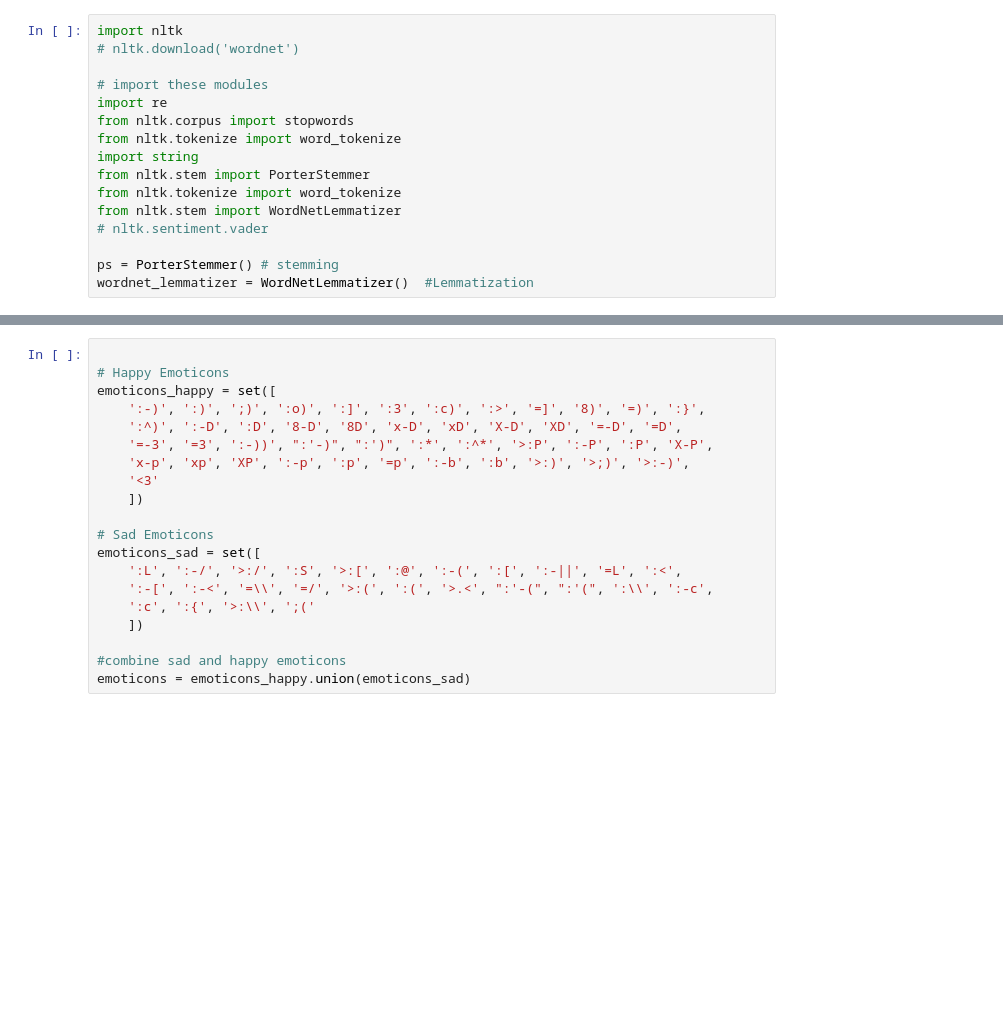
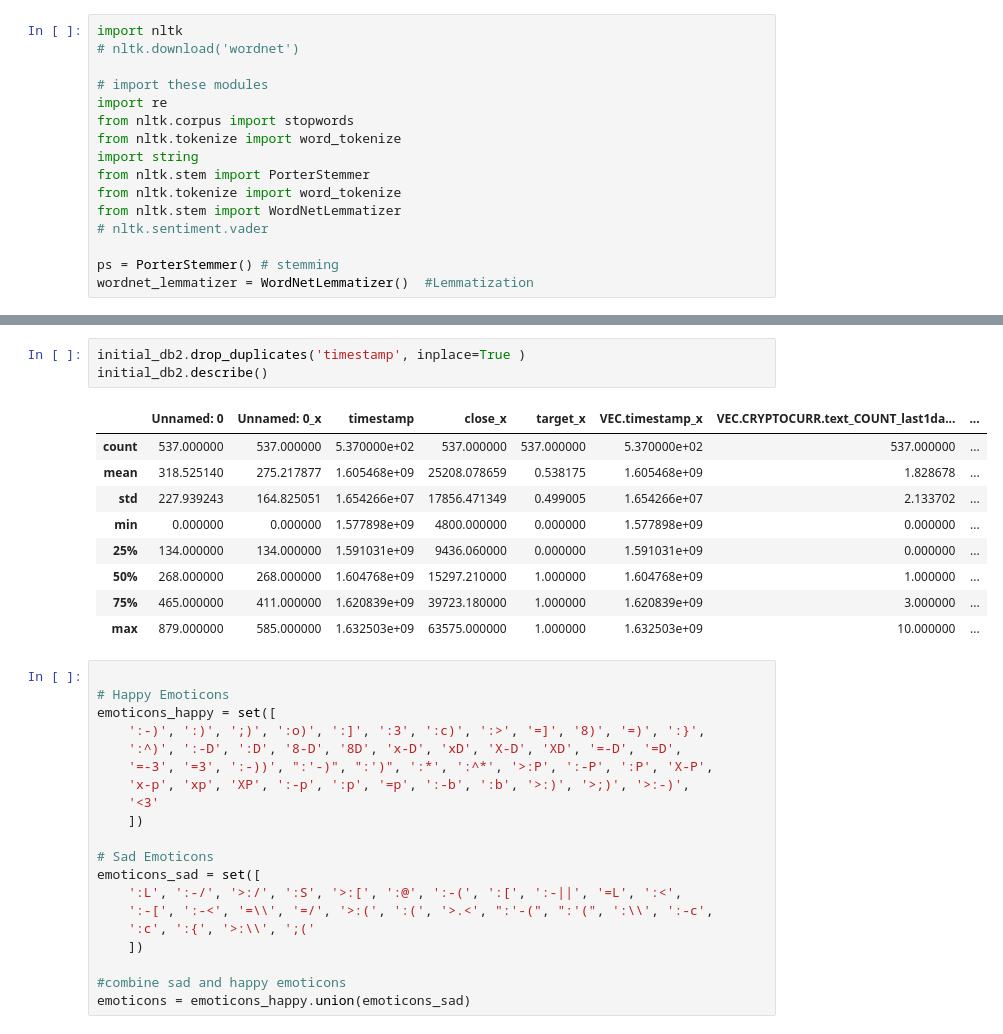
Before and after one commit to bmd1209/Using-NLP-to-predict-currency-movement, a Jupyter notebook: Sentiment_analyzer.ipynb, the cells around one changed output, grey strips where cells are left out. Cells and saved outputs as stored; diff of their text form; blank space fills up the shorter version.

```diff
--- a/Sentiment_analyzer.ipynb
+++ b/Sentiment_analyzer.ipynb
@@ -52,3 +44,16 @@ initial_db2.describe
+# %%
+initial_db2.drop_duplicates('timestamp', inplace=True )
+initial_db2.describe()
+# %% [output]
+|  | Unnamed: 0 | Unnamed: 0_x | timestamp | close_x | target_x | VEC.timestamp_x | VEC.CRYPTOCURR.text_COUNT_last1da... | ... |
+| count | 537.000000 | 537.000000 | 5.370000e+02 | 537.000000 | 537.000000 | 5.370000e+02 | 537.000000 | ... |
+| mean | 318.525140 | 275.217877 | 1.605468e+09 | 25208.078659 | 0.538175 | 1.605468e+09 | 1.828678 | ... |
+| std | 227.939243 | 164.825051 | 1.654266e+07 | 17856.471349 | 0.499005 | 1.654266e+07 | 2.133702 | ... |
+| min | 0.000000 | 0.000000 | 1.577898e+09 | 4800.000000 | 0.000000 | 1.577898e+09 | 0.000000 | ... |
+| 25% | 134.000000 | 134.000000 | 1.591031e+09 | 9436.060000 | 0.000000 | 1.591031e+09 | 0.000000 | ... |
+| 50% | 268.000000 | 268.000000 | 1.604768e+09 | 15297.210000 | 1.000000 | 1.604768e+09 | 1.000000 | ... |
+| 75% | 465.000000 | 411.000000 | 1.620839e+09 | 39723.180000 | 1.000000 | 1.620839e+09 | 3.000000 | ... |
+| max | 879.000000 | 585.000000 | 1.632503e+09 | 63575.000000 | 1.000000 | 1.632503e+09 | 10.000000 | ... |
 # %%
 
 # Happy Emoticons
```
Also changed, not shown: parts of 12 cells of this notebook, 18 other files.
